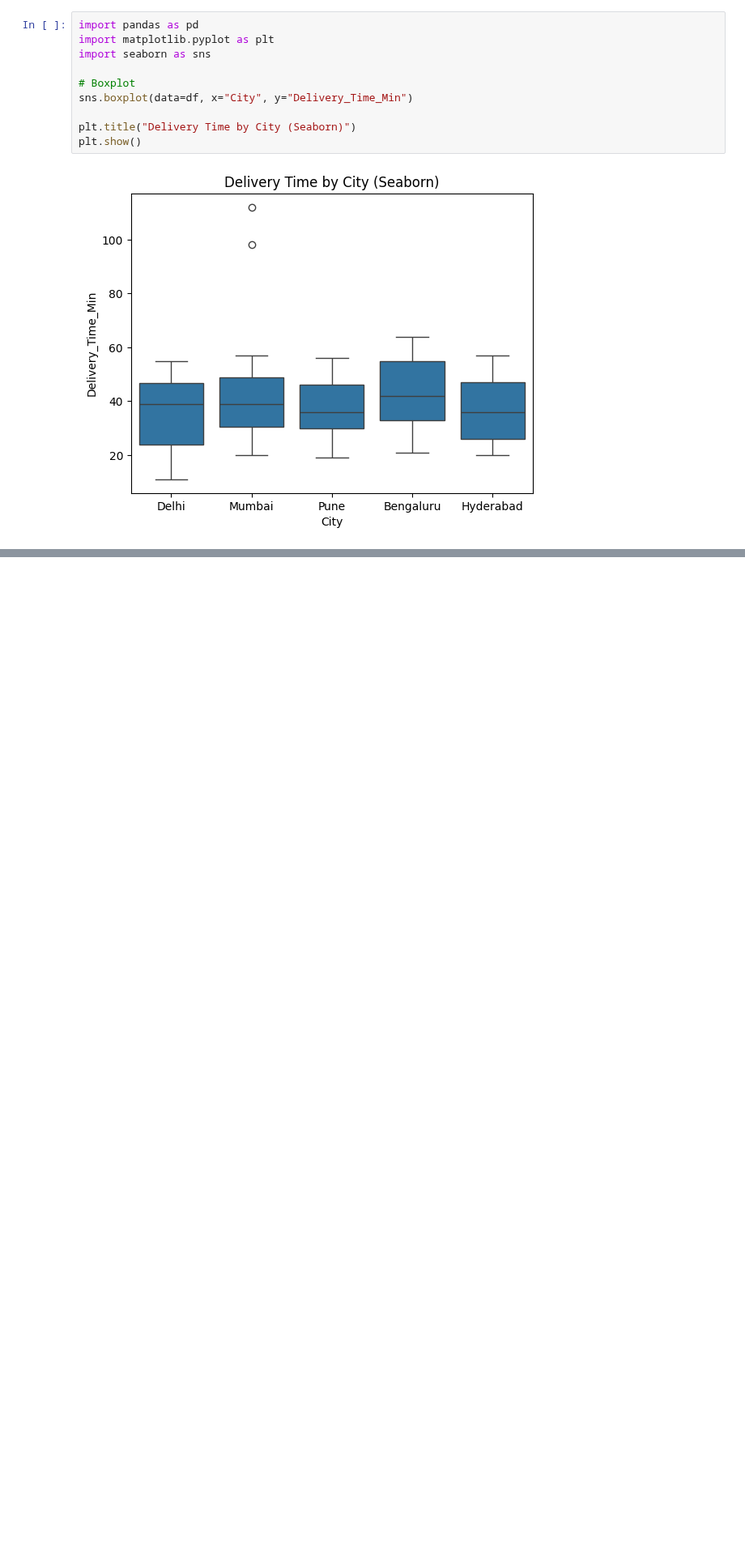
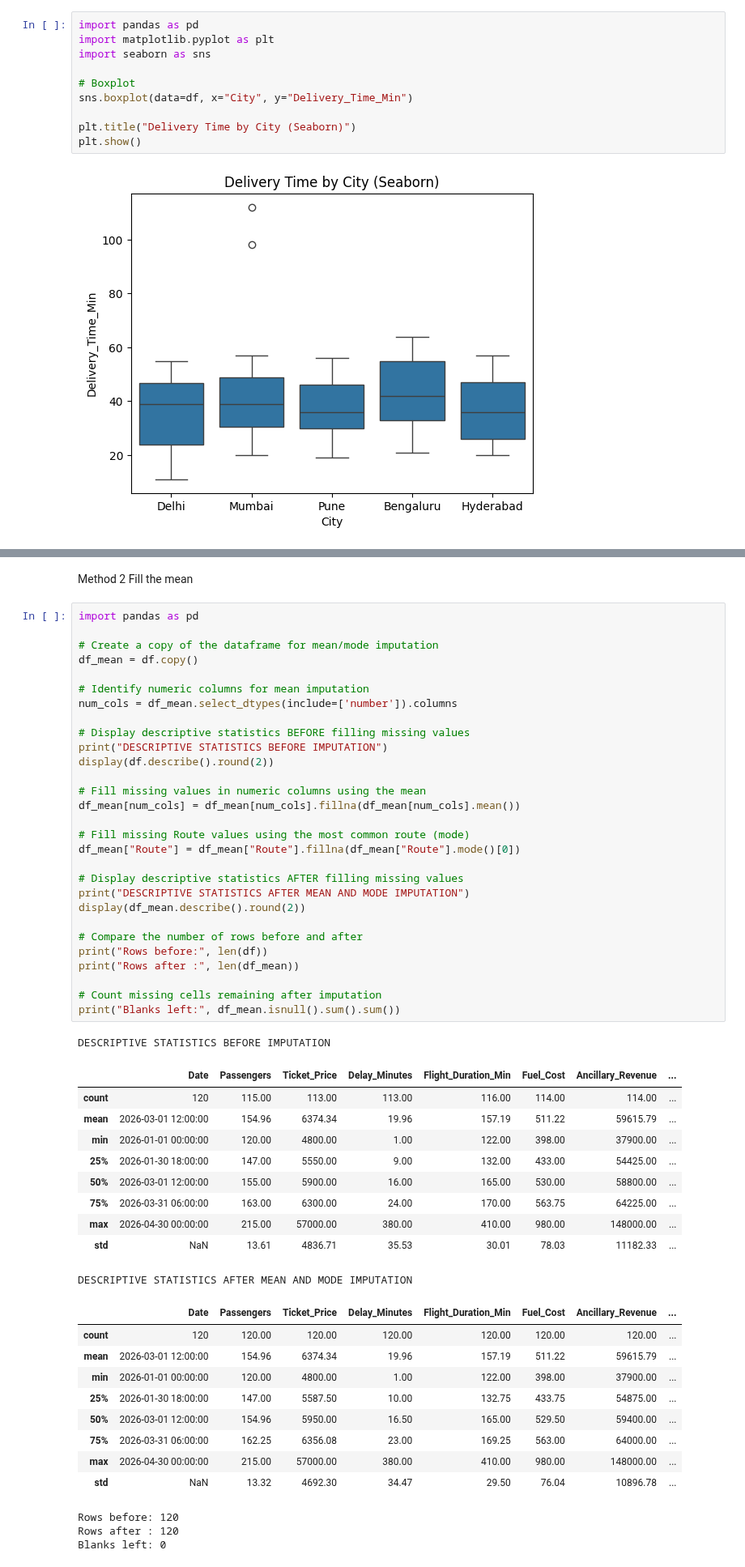
Before and after one commit to prachisingh007-igmt/DAM, a Jupyter notebook: DAP_lecture3.ipynb, the cells around one changed output, grey strips where cells are left out. Shown at 81% size. Cells and saved outputs as stored; diff of their text form; blank space fills up the shorter version.

```diff
--- a/DAP_lecture3.ipynb
+++ b/DAP_lecture3.ipynb
@@ -255,0 +541,55 @@ plt.show()
+# %% [markdown]
+Method 2 Fill the mean
+# %%
+import pandas as pd
+
+# Create a copy of the dataframe for mean/mode imputation
+df_mean = df.copy()
+
+# Identify numeric columns for mean imputation
+num_cols = df_mean.select_dtypes(include=['number']).columns
+
+# Display descriptive statistics BEFORE filling missing values
+print("DESCRIPTIVE STATISTICS BEFORE IMPUTATION")
+display(df.describe().round(2))
+
+# Fill missing values in numeric columns using the mean
+df_mean[num_cols] = df_mean[num_cols].fillna(df_mean[num_cols].mean())
+
+# Fill missing Route values using the most common route (mode)
+df_mean["Route"] = df_mean["Route"].fillna(df_mean["Route"].mode()[0])
+
+# Display descriptive statistics AFTER filling missing values
+print("DESCRIPTIVE STATISTICS AFTER MEAN AND MODE IMPUTATION")
+display(df_mean.describe().round(2))
+
+# Compare the number of rows before and after
+print("Rows before:", len(df))
+print("Rows after :", len(df_mean))
+
+# Count missing cells remaining after imputation
+print("Blanks left:", df_mean.isnull().sum().sum())
+# %% [output]
+DESCRIPTIVE STATISTICS BEFORE IMPUTATION
+|  | Date | Passengers | Ticket_Price | Delay_Minutes | Flight_Duration_Min | Fuel_Cost | Ancillary_Revenue | ... |
+| count | 120 | 115.00 | 113.00 | 113.00 | 116.00 | 114.00 | 114.00 | ... |
+| mean | 2026-03-01 12:00:00 | 154.96 | 6374.34 | 19.96 | 157.19 | 511.22 | 59615.79 | ... |
+| min | 2026-01-01 00:00:00 | 120.00 | 4800.00 | 1.00 | 122.00 | 398.00 | 37900.00 | ... |
+| 25% | 2026-01-30 18:00:00 | 147.00 | 5550.00 | 9.00 | 132.00 | 433.00 | 54425.00 | ... |
+| 50% | 2026-03-01 12:00:00 | 155.00 | 5900.00 | 16.00 | 165.00 | 530.00 | 58800.00 | ... |
+| 75% | 2026-03-31 06:00:00 | 163.00 | 6300.00 | 24.00 | 170.00 | 563.75 | 64225.00 | ... |
+| max | 2026-04-30 00:00:00 | 215.00 | 57000.00 | 380.00 | 410.00 | 980.00 | 148000.00 | ... |
+| std | NaN | 13.61 | 4836.71 | 35.53 | 30.01 | 78.03 | 11182.33 | ... |
+DESCRIPTIVE STATISTICS AFTER MEAN AND MODE IMPUTATION
+|  | Date | Passengers | Ticket_Price | Delay_Minutes | Flight_Duration_Min | Fuel_Cost | Ancillary_Revenue | ... |
+| count | 120 | 120.00 | 120.00 | 120.00 | 120.00 | 120.00 | 120.00 | ... |
+| mean | 2026-03-01 12:00:00 | 154.96 | 6374.34 | 19.96 | 157.19 | 511.22 | 59615.79 | ... |
+| min | 2026-01-01 00:00:00 | 120.00 | 4800.00 | 1.00 | 122.00 | 398.00 | 37900.00 | ... |
+| 25% | 2026-01-30 18:00:00 | 147.00 | 5587.50 | 10.00 | 132.75 | 433.75 | 54875.00 | ... |
+| 50% | 2026-03-01 12:00:00 | 154.96 | 5950.00 | 16.50 | 165.00 | 529.50 | 59400.00 | ... |
+| 75% | 2026-03-31 06:00:00 | 162.25 | 6356.08 | 23.00 | 169.25 | 563.00 | 64000.00 | ... |
+| max | 2026-04-30 00:00:00 | 215.00 | 57000.00 | 380.00 | 410.00 | 980.00 | 148000.00 | ... |
+| std | NaN | 13.32 | 4692.30 | 34.47 | 29.50 | 76.04 | 10896.78 | ... |
+Rows before: 120
+Rows after : 120
+Blanks left: 0
```
Also changed, not shown: parts of 15 cells of this notebook.
